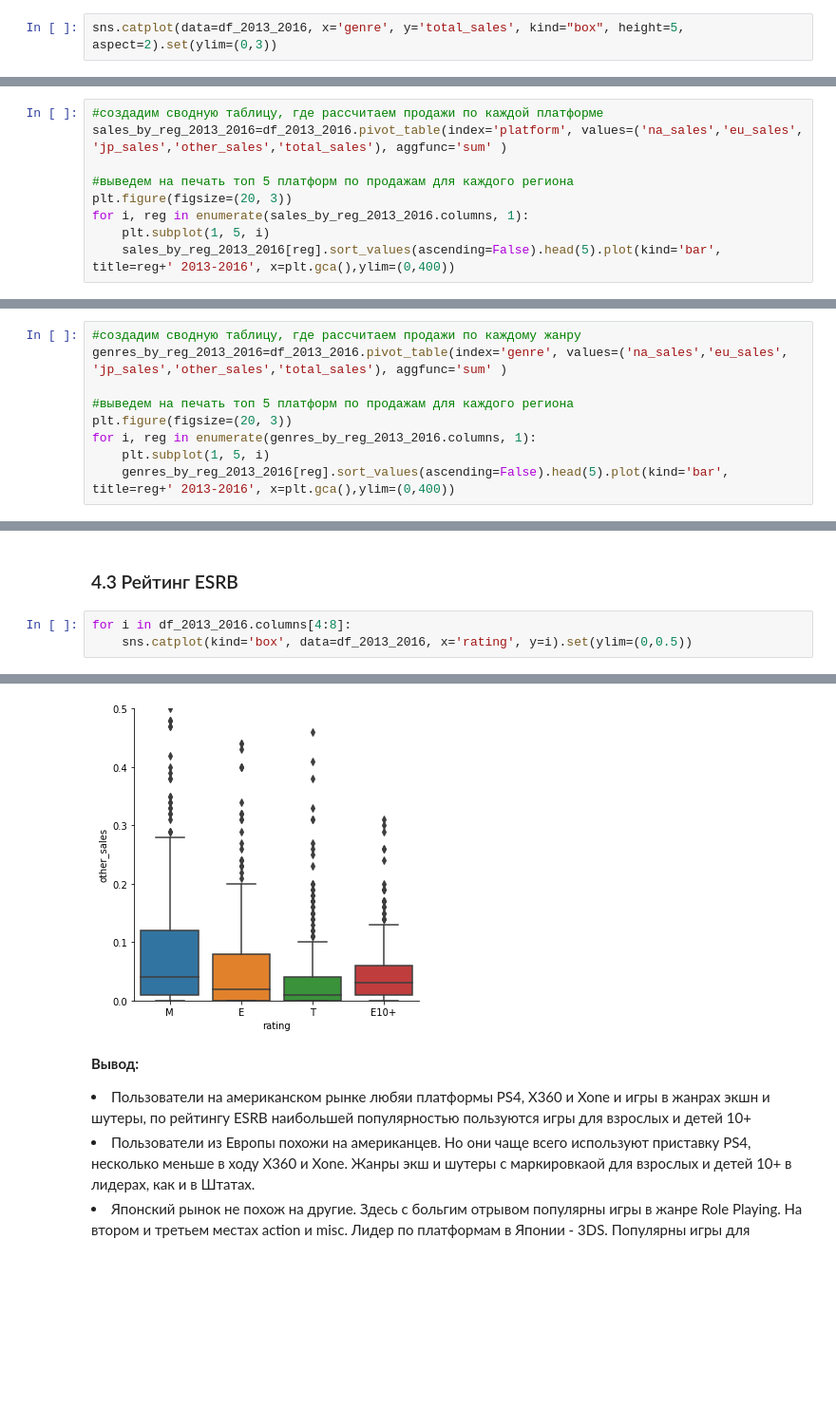
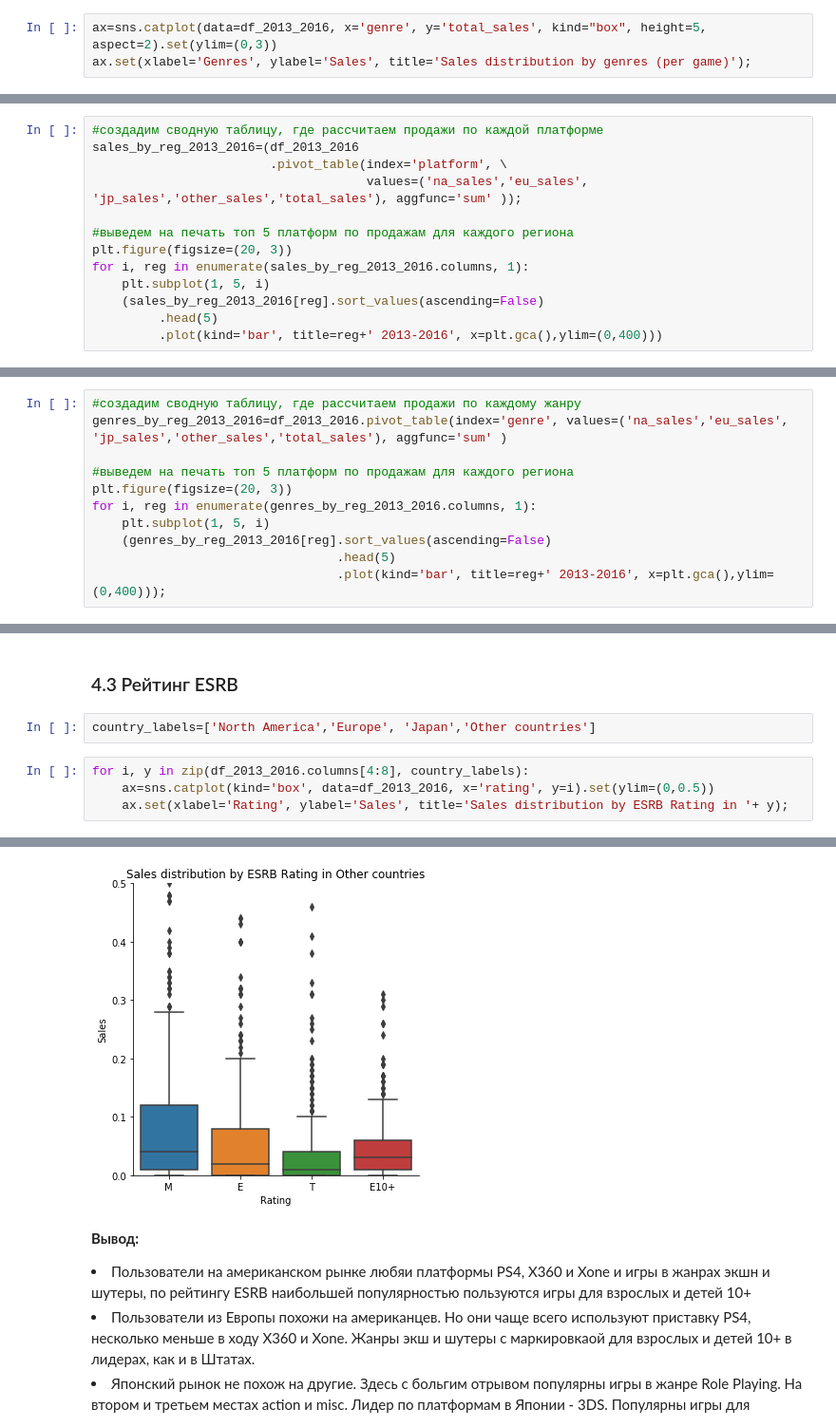
Before and after one commit to iamkatya/Yandex-Practikum, a Jupyter notebook: Анализ трендов рынка компьютерных игр/Game_market_analysis.ipynb, the cells around one changed output, grey strips where cells are left out. Shown: that part at 95% size. Drawn from its saved outputs; the diff is of its cells as text; blank space fills up the shorter version.

```diff
--- a/Анализ трендов рынка компьютерных игр/Game_market_analysis.ipynb
+++ b/Анализ трендов рынка компьютерных игр/Game_market_analysis.ipynb
@@ -302,5 +333,6 @@ genres_2013_2016.sort_values(by='Number of games', ascending=False).plot(kind='b
 # %% [output]
 [figure]
 # %%
-sns.catplot(data=df_2013_2016, x='genre', y='total_sales', kind="box", height=5, aspect=2).set(ylim=(0,3))
+ax=sns.catplot(data=df_2013_2016, x='genre', y='total_sales', kind="box", height=5, aspect=2).set(ylim=(0,3))
+ax.set(xlabel='Genres', ylabel='Sales', title='Sales distribution by genres (per game)');
 # %% [output]
@@ -319,13 +350,17 @@ sns.catplot(data=df_2013_2016, x='genre', y='total_sales', kind="box", height=5,
 #### Топ-5 платформ 2013-2016
 # %%
 #создадим сводную таблицу, где рассчитаем продажи по каждой платформе
-sales_by_reg_2013_2016=df_2013_2016.pivot_table(index='platform', values=('na_sales','eu_sales', 'jp_sales','other_sales','total_sales'), aggfunc='sum' )
+sales_by_reg_2013_2016=(df_2013_2016
+                        .pivot_table(index='platform', \
+                                     values=('na_sales','eu_sales', 'jp_sales','other_sales','total_sales'), aggfunc='sum' ));
 
 #выведем на печать топ 5 платформ по продажам для каждого региона
 plt.figure(figsize=(20, 3))
 for i, reg in enumerate(sales_by_reg_2013_2016.columns, 1):
     plt.subplot(1, 5, i)
-    sales_by_reg_2013_2016[reg].sort_values(ascending=False).head(5).plot(kind='bar', title=reg+' 2013-2016', x=plt.gca(),ylim=(0,400))
+    (sales_by_reg_2013_2016[reg].sort_values(ascending=False)
+         .head(5)
+         .plot(kind='bar', title=reg+' 2013-2016', x=plt.gca(),ylim=(0,400)))
 # %% [output]
 [figure]
 # %%
@@ -351,7 +391,9 @@ genres_by_reg_2013_2016=df_2013_2016.pivot_table(index='genre', values=('na_sale
 plt.figure(figsize=(20, 3))
 for i, reg in enumerate(genres_by_reg_2013_2016.columns, 1):
     plt.subplot(1, 5, i)
-    genres_by_reg_2013_2016[reg].sort_values(ascending=False).head(5).plot(kind='bar', title=reg+' 2013-2016', x=plt.gca(),ylim=(0,400))
+    (genres_by_reg_2013_2016[reg].sort_values(ascending=False)
+                                 .head(5)
+                                 .plot(kind='bar', title=reg+' 2013-2016', x=plt.gca(),ylim=(0,400)));
 # %% [output]
 [figure]
 # %%
@@ -368,7 +410,10 @@ affinity_genres_2013_2016
 | other_sales | 3.720930 | 0.243061 | 0.356089 | 0.609152 | 0.412103 | 0.016004 | 0.444111 | 1.148287 | 2.877719 | 0.146037 | ... |
 # %% [markdown]
 ### 4.3 Рейтинг ESRB <a class="anchor" id="4.3"></a>
+# %%
+country_labels=['North America','Europe', 'Japan','Other countries']
 # %%
-for i in df_2013_2016.columns[4:8]:
-    sns.catplot(kind='box', data=df_2013_2016, x='rating', y=i).set(ylim=(0,0.5))
+for i, y in zip(df_2013_2016.columns[4:8], country_labels):
+    ax=sns.catplot(kind='box', data=df_2013_2016, x='rating', y=i).set(ylim=(0,0.5))
+    ax.set(xlabel='Rating', ylabel='Sales', title='Sales distribution by ESRB Rating in '+ y);
 # %% [output]
@@ -378,4 +423,4 @@ for i in df_2013_2016.columns[4:8]:
-[figure, old version]
+[figure, new version]
 # %% [markdown]
 <b>Вывод:</b>
 <li> Пользователи на американском рынке любяи платформы PS4, X360 и Xone и игры в жанрах экшн и шутеры, по рейтингу ESRB наибольшей популярностью пользуются игры для взрослых и детей 10+
```
Also changed, not shown: parts of 34 cells of this notebook.
